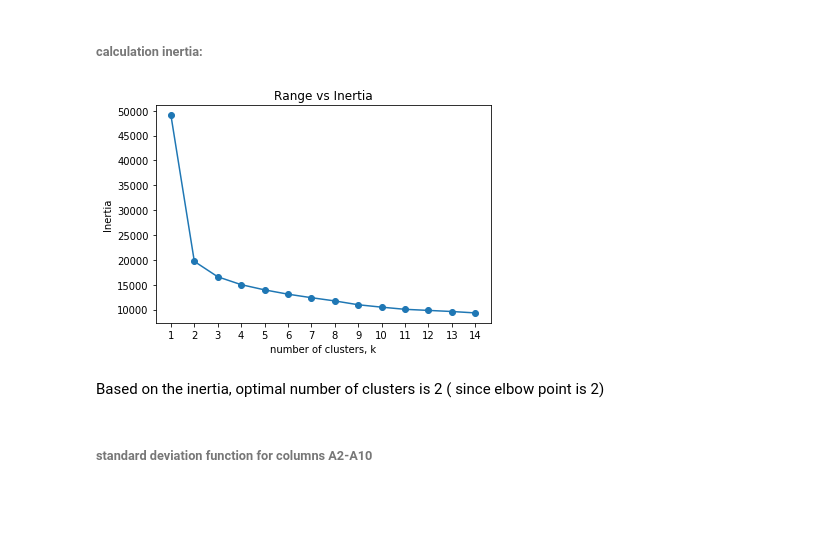
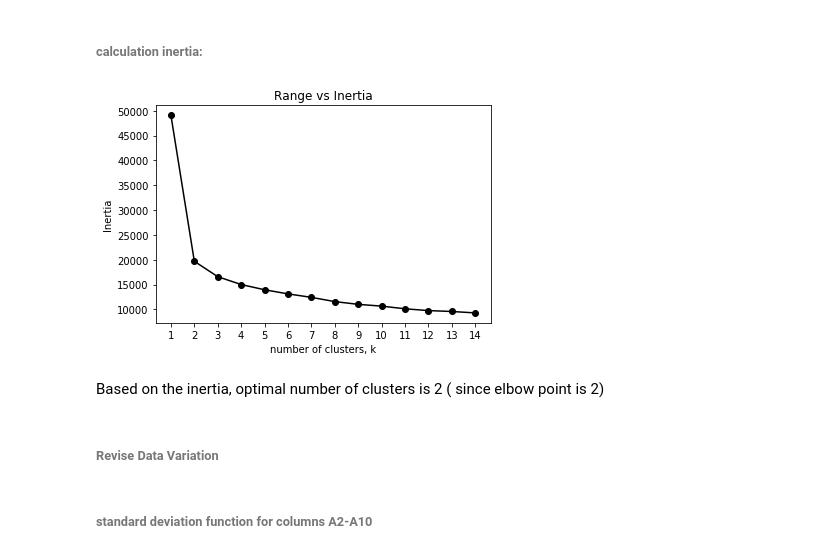
Before and after one commit to psiddam/FA18INFO-G9-PythonProject, a Jupyter notebook: Phase2/Code/Final Project Phase2.ipynb, the cells around one changed output. Cells and saved outputs as stored; diff of their text form; code cells hidden in the pictures; blank space fills up the shorter version.

```diff
--- a/Phase2/Code/Final Project Phase2.ipynb
+++ b/Phase2/Code/Final Project Phase2.ipynb
@@ -276,16 +280,18 @@ for k in ks:
     inertias.append(model.inertia_)
 # %%
 # Plot Range vs Inertias
-plt.plot(ks, inertias, '-o')
+plt.plot(ks, inertias, '-o',c="black")
 plt.xlabel('number of clusters, k')
 plt.ylabel('Inertia')
 plt.title('Range vs Inertia')
 plt.xticks(ks)
 plt.show()
 # %% [output]
-[figure, old version]
+[figure, new version]
 # %% [markdown]
 Based on the inertia, optimal number of clusters is 2 ( since elbow point is 2)
+# %% [markdown]
+###### Revise Data Variation
 # %% [markdown]
 ###### standard deviation function for columns A2-A10
 # %%
```
Also changed, not shown: parts of 6 cells of this notebook.
